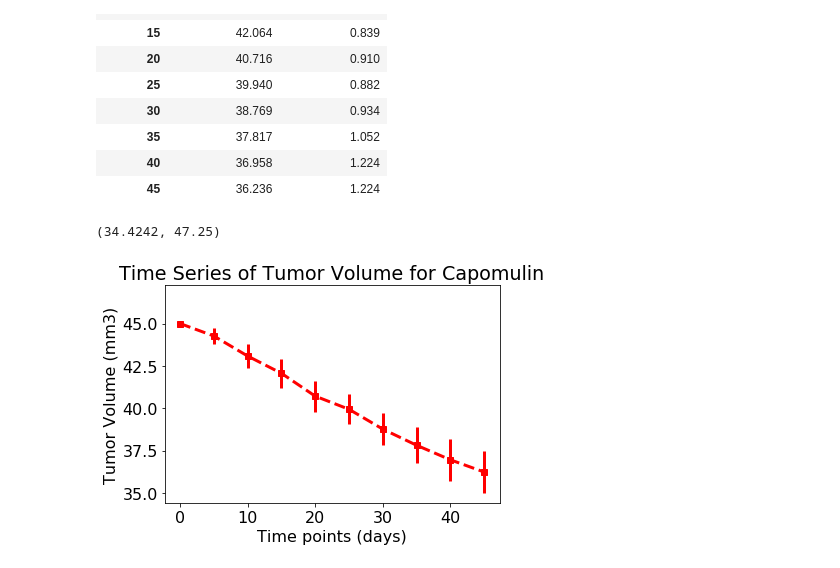
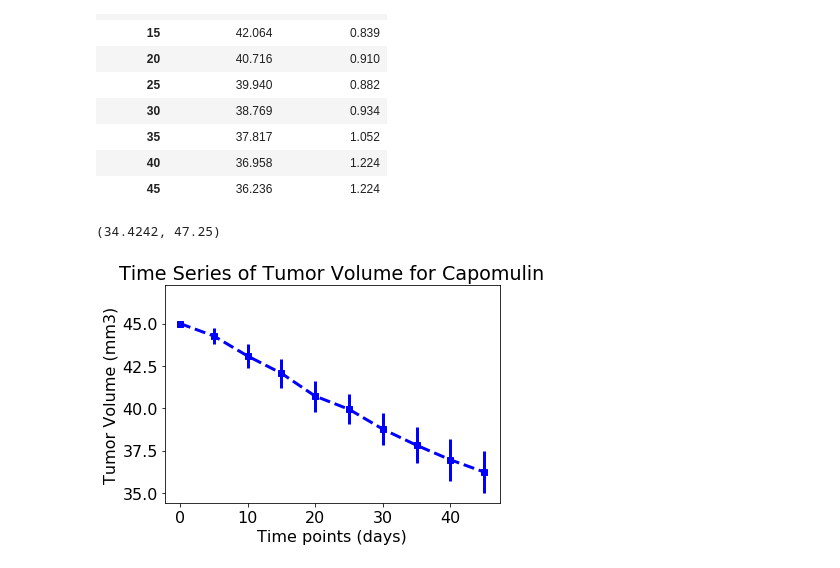
Before and after one commit to kipmadden/Pymaceuticals, a Jupyter notebook: pymaceuticals_starter.ipynb, the cells around one changed output. Cells and saved outputs as stored; diff of their text form; code cells hidden in the pictures.

```diff
--- a/pymaceuticals_starter.ipynb
+++ b/pymaceuticals_starter.ipynb
@@ -346,22 +378,20 @@ cap_time_tumor.head(30)
 # %%
 time_series = list(cap_time_tumor.index.values)
 
-#tumor_handle, = plt.plot(time_series), cap_time_tumor['Tumor_Vol_Mean'],\
-#                   marker ='o', color='blue',label="Time Series of Tumor Volume for Capomulin")
 plt.errorbar(
     time_series,  # X values
     cap_time_tumor['Tumor_Vol_Mean'], # Y values
     yerr=cap_time_tumor['Tumor_Vol_SEM'],     # Y-errors
     label="Time Series of Tumor Volume for Capomulin",
-    fmt="rs--", # format line using dashed lines for plot()
+    fmt="bs--", # format line using dashed lines for plot()
     linewidth=3	# width of plot line
     )
 plt.title("Time Series of Tumor Volume for Capomulin")
 plt.xlabel("Time points (days)")
 plt.ylabel("Tumor Volume (mm3)")
 # Set x and y limits
 plt.xlim(min(time_series)-max(time_series)*0.05, max(time_series)*1.05)
 plt.ylim(min(cap_time_tumor['Tumor_Vol_Mean'])*0.95, max(cap_time_tumor['Tumor_Vol_Mean'])*1.05)
 # %% [output]
 (34.4242, 47.25)
-[figure, old version]
+[figure, new version]
```
Also changed, not shown: parts of 9 cells of this notebook, 1 other file.
